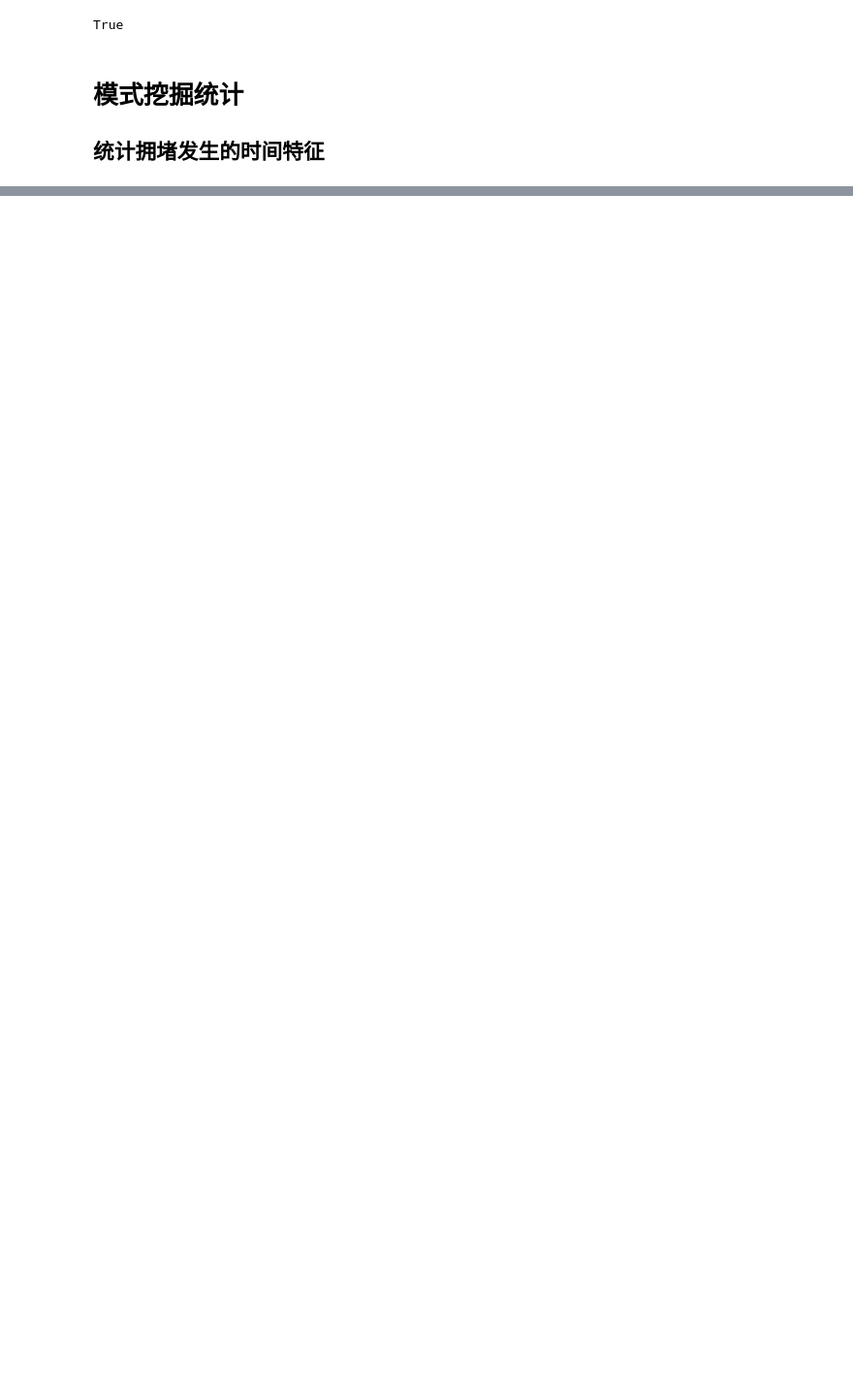
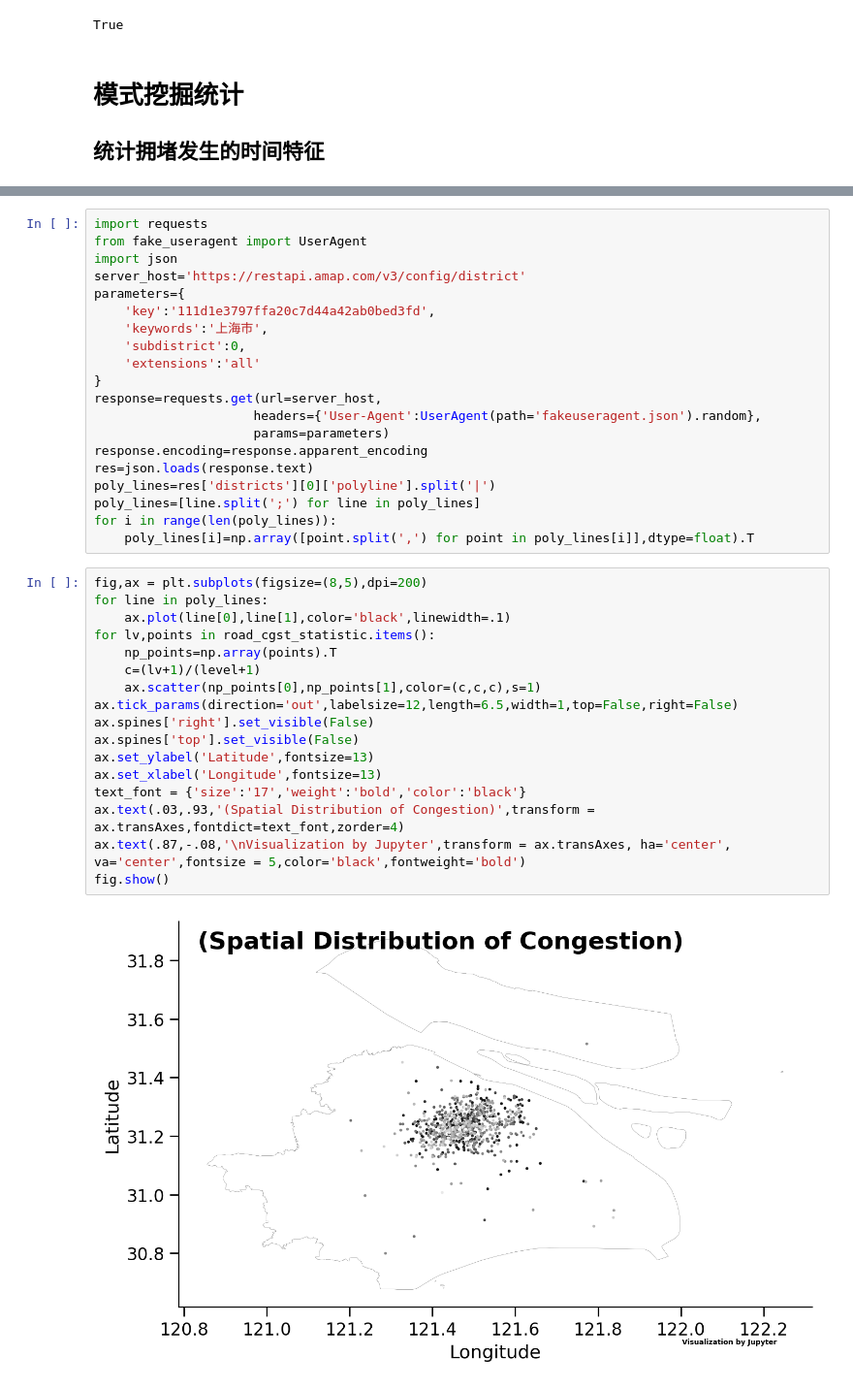
Before and after one commit to lingbai-kong/traffic_data_mining_sh, a Jupyter notebook: main.ipynb, the cells around one changed output, grey strips where cells are left out. Shown: that part at 97% size. Drawn from its saved outputs; the diff is of its cells as text; blank space fills up the shorter version.

Commit message:
add spatial analysis

```diff
--- a/main.ipynb
+++ b/main.ipynb
@@ -227,0 +291,39 @@ fig.show()
+# %%
+import requests
+from fake_useragent import UserAgent
+import json
+server_host='https://restapi.amap.com/v3/config/district'
+parameters={
+    'key':'111d1e3797ffa20c7d44a42ab0bed3fd',
+    'keywords':'上海市',
+    'subdistrict':0,
+    'extensions':'all'
+}
+response=requests.get(url=server_host,
+                     headers={'User-Agent':UserAgent(path='fakeuseragent.json').random},
+                     params=parameters)
+response.encoding=response.apparent_encoding
+res=json.loads(response.text)
+poly_lines=res['districts'][0]['polyline'].split('|')
+poly_lines=[line.split(';') for line in poly_lines]
+for i in range(len(poly_lines)):
+    poly_lines[i]=np.array([point.split(',') for point in poly_lines[i]],dtype=float).T
+# %%
+fig,ax = plt.subplots(figsize=(8,5),dpi=200)
+for line in poly_lines:
+    ax.plot(line[0],line[1],color='black',linewidth=.1)
+for lv,points in road_cgst_statistic.items():
+    np_points=np.array(points).T
+    c=(lv+1)/(level+1)
+    ax.scatter(np_points[0],np_points[1],color=(c,c,c),s=1)
+ax.tick_params(direction='out',labelsize=12,length=6.5,width=1,top=False,right=False)
+ax.spines['right'].set_visible(False)
+ax.spines['top'].set_visible(False)
+ax.set_ylabel('Latitude',fontsize=13)
+ax.set_xlabel('Longitude',fontsize=13)
+text_font = {'size':'17','weight':'bold','color':'black'}
+ax.text(.03,.93,'(Spatial Distribution of Congestion)',transform = ax.transAxes,fontdict=text_font,zorder=4)
+ax.text(.87,-.08,'\nVisualization by Jupyter',transform = ax.transAxes, ha='center', va='center',fontsize = 5,color='black',fontweight='bold')
+fig.show()
+# %% [output]
+[figure, added]
```
Also changed, not shown: parts of 13 cells of this notebook, 1 other file.
